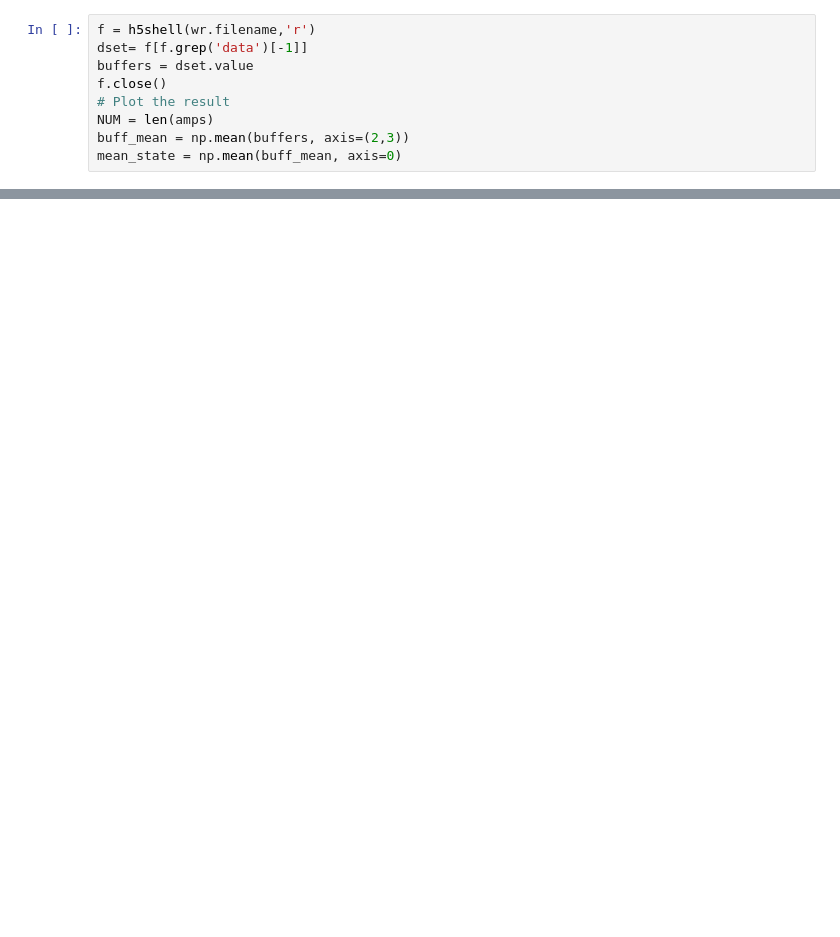
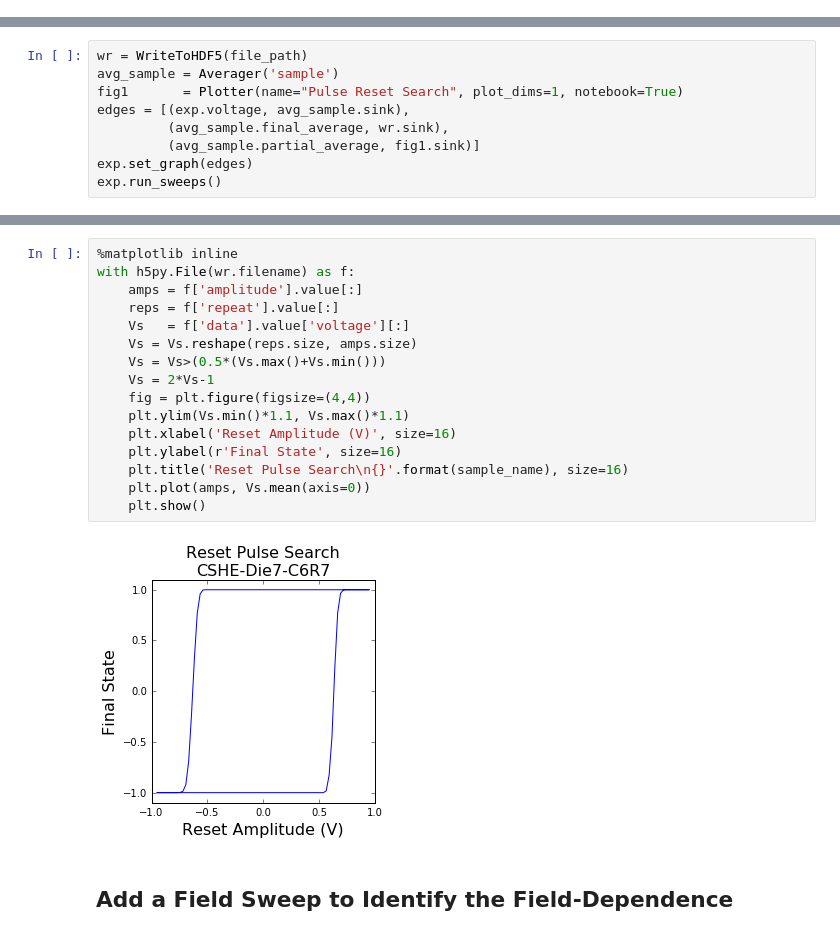
Before and after one commit to BBN-Q/Auspex, a Jupyter notebook: notebooks/Pulse_Switching_Search_Reset.ipynb, the cells around one changed output, grey strips where cells are left out. Saved outputs shown, nothing was run; the diff lists cells and outputs as text; blank space fills up the shorter version.

Commit message:
Revamped pulse reset search code for auspex, command line and notebook
--GER

```diff
--- a/notebooks/Pulse_Switching_Search_Reset.ipynb
+++ b/notebooks/Pulse_Switching_Search_Reset.ipynb
@@ -40,9 +29,0 @@ exp.shutdown_instruments()
-# %%
-f = h5shell(wr.filename,'r')
-dset= f[f.grep('data')[-1]]
-buffers = dset.value
-f.close()
-# Plot the result
-NUM = len(amps)
-buff_mean = np.mean(buffers, axis=(2,3))
-mean_state = np.mean(buff_mean, axis=0)
@@ -59,0 +30,9 @@ plt.show()
+# %%
+wr = WriteToHDF5(file_path)
+avg_sample = Averager('sample')
+fig1       = Plotter(name="Pulse Reset Search", plot_dims=1, notebook=True)
+edges = [(exp.voltage, avg_sample.sink),
+         (avg_sample.final_average, wr.sink),
+         (avg_sample.partial_average, fig1.sink)]
+exp.set_graph(edges)
+exp.run_sweeps()
@@ -59,0 +44,20 @@ plt.show()
+# %%
+%matplotlib inline
+with h5py.File(wr.filename) as f:
+    amps = f['amplitude'].value[:]
+    reps = f['repeat'].value[:]
+    Vs   = f['data'].value['voltage'][:]
+    Vs = Vs.reshape(reps.size, amps.size)
+    Vs = Vs>(0.5*(Vs.max()+Vs.min()))
+    Vs = 2*Vs-1
+    fig = plt.figure(figsize=(4,4))
+    plt.ylim(Vs.min()*1.1, Vs.max()*1.1)
+    plt.xlabel('Reset Amplitude (V)', size=16)
+    plt.ylabel(r'Final State', size=16)
+    plt.title('Reset Pulse Search\n{}'.format(sample_name), size=16)
+    plt.plot(amps, Vs.mean(axis=0))
+    plt.show()
+# %% [output]
+[figure, added]
+# %% [markdown]
+## Add a Field Sweep to Identify the Field-Dependence
```
Also changed, not shown: parts of 14 cells of this notebook, 2 other files.
